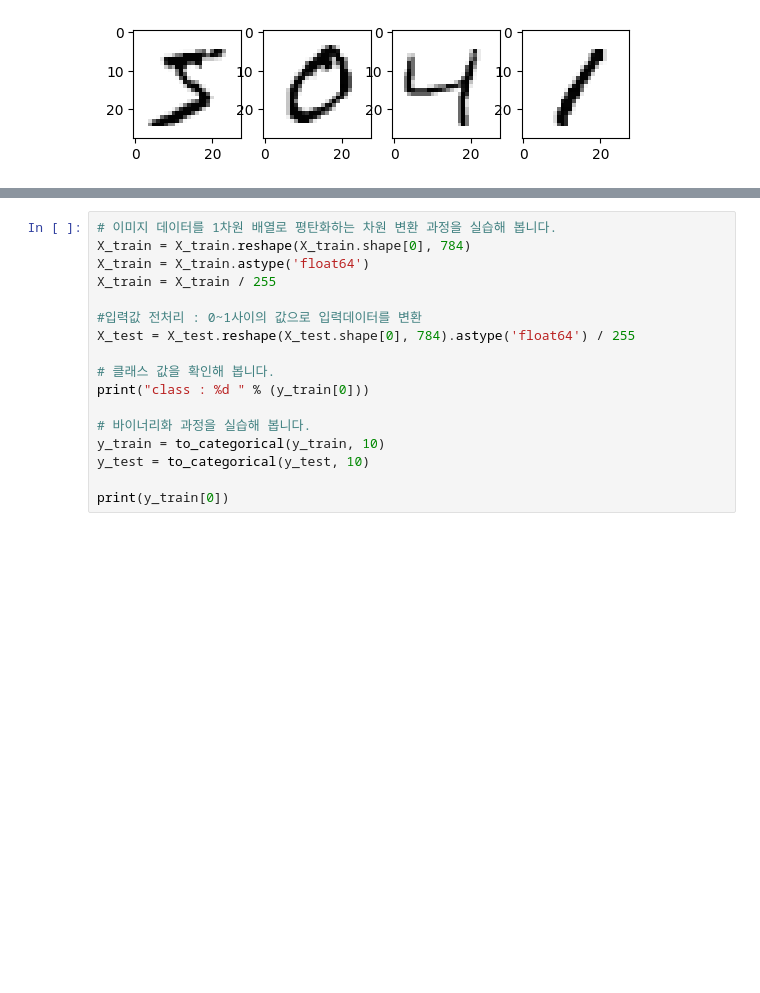
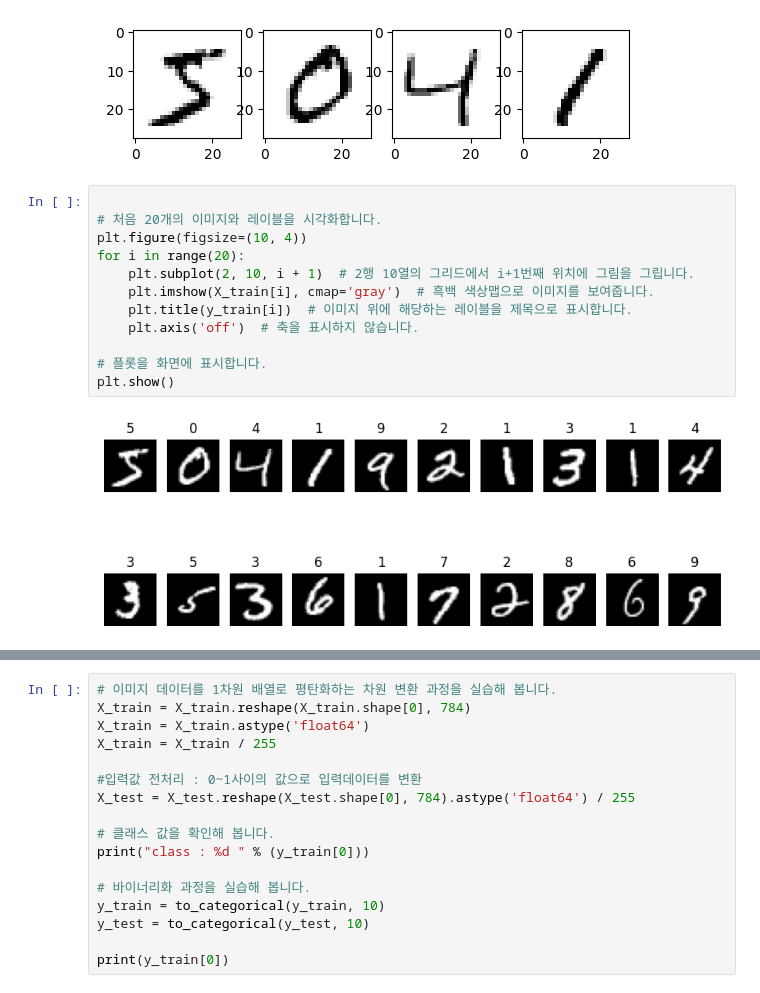
Before and after one commit to yleessam/dl, a Jupyter notebook: 7_1_mnist_test.ipynb, the cells around one changed output, grey strips where cells are left out. Saved outputs shown, nothing was run; the diff lists cells and outputs as text; blank space fills up the shorter version.

```diff
--- a/7_1_mnist_test.ipynb
+++ b/7_1_mnist_test.ipynb
@@ -71,3 +71,17 @@ ax4.imshow(X_train[3], cmap='Greys') #forth
 # %% [output]
 <matplotlib.image.AxesImage at 0x...>
 [figure]
+# %%
+
+# 처음 20개의 이미지와 레이블을 시각화합니다.
+plt.figure(figsize=(10, 4))
+for i in range(20):
+    plt.subplot(2, 10, i + 1)  # 2행 10열의 그리드에서 i+1번째 위치에 그림을 그립니다.
+    plt.imshow(X_train[i], cmap='gray')  # 흑백 색상맵으로 이미지를 보여줍니다.
+    plt.title(y_train[i])  # 이미지 위에 해당하는 레이블을 제목으로 표시합니다.
+    plt.axis('off')  # 축을 표시하지 않습니다.
+
+# 플롯을 화면에 표시합니다.
+plt.show()
+# %% [output]
+[figure, added]
```
Also changed, not shown: parts of 11 cells of this notebook.
